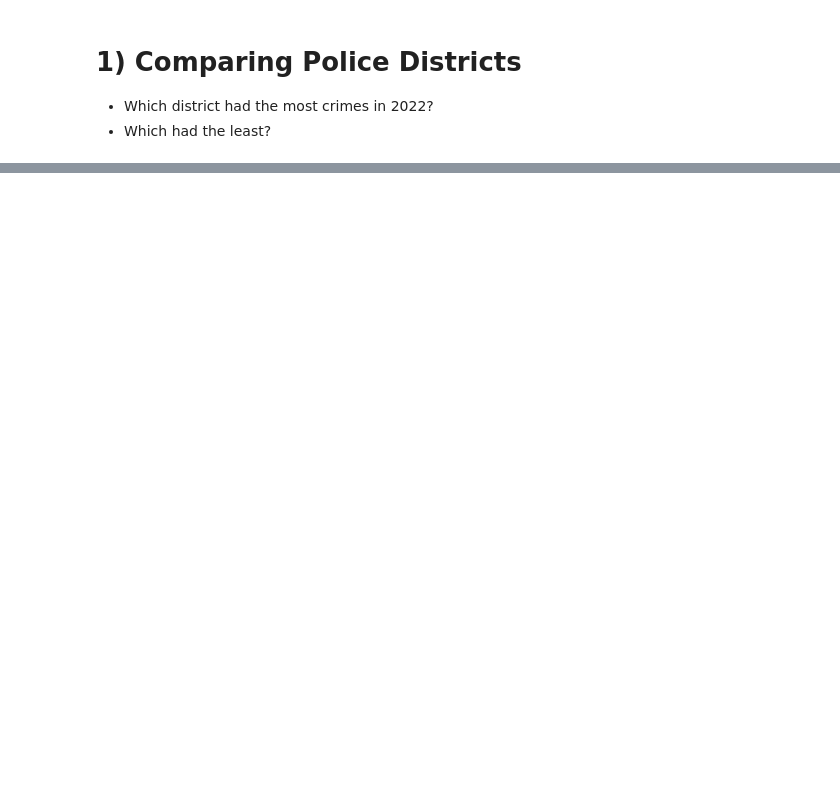
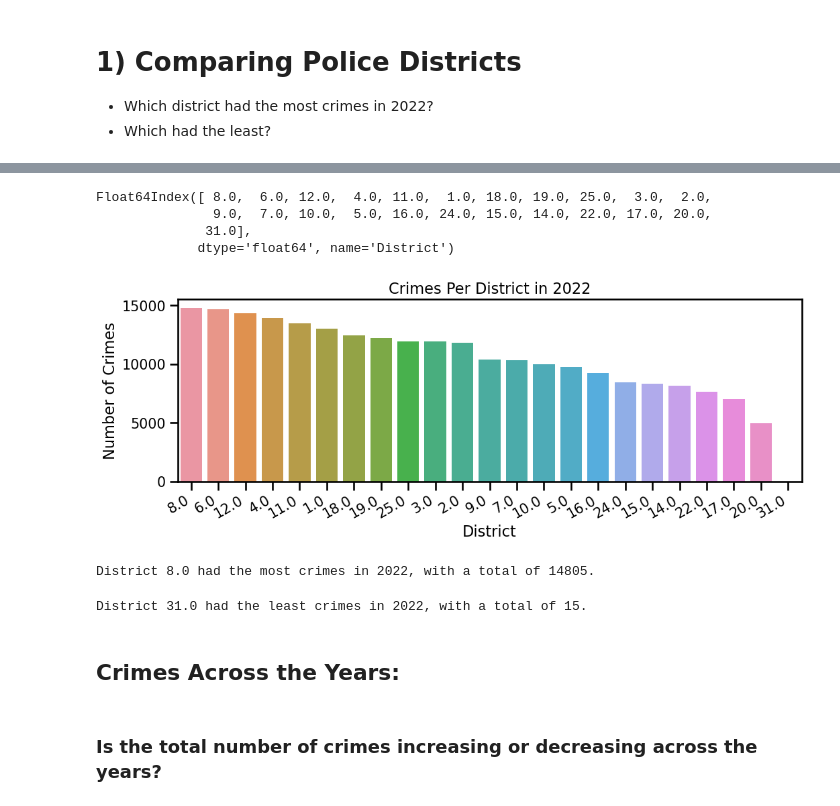
Before and after one commit to LoveidaLucero/Chicago-Crime-Trends, a Jupyter notebook: Part 1.ipynb, the cells around one changed output, grey strips where cells are left out. Cells and saved outputs as stored; diff of their text form; code cells hidden in the pictures; blank space fills up the shorter version.

```diff
--- a/Part 1.ipynb
+++ b/Part 1.ipynb
@@ -73,0 +113,4 @@ memory usage: 662.0+ MB
+# %%
+df['Primary Type'] = df['Primary Type'].replace({'CRIM SEXUAL ASSAULT':'CRIMINAL SEXUAL ASSAULT',
+                                                 'NON - CRIMINAL':'NON-CRIMINAL',})
+df['Primary Type'].value_counts()
@@ -74,3 +135,4 @@ memory usage: 662.0+ MB
 # %%
 # convert date column to datetime
-df['Date'] = pd.to_datetime(df['Date'],errors='coerce')
+date_format = '%m/%d/%Y %I:%M:%S %p'
+df['Date'] = pd.to_datetime(df['Date'],format=date_format)
@@ -102,3 +192,6 @@ DatetimeIndex(['2001-01-01 00:00:00', '2001-01-01 00:00:00',
 # **1) Comparing Police Districts**
   - Which district had the most crimes in 2022?
   - Which had the least?
+# %%
+df_2022 = df.loc['2022']
+df_2022
@@ -104,0 +213,3 @@ DatetimeIndex(['2001-01-01 00:00:00', '2001-01-01 00:00:00',
+# %%
+value_counts = df_2022.value_counts('District')
+value_counts
@@ -104,0 +234,17 @@ DatetimeIndex(['2001-01-01 00:00:00', '2001-01-01 00:00:00',
+# %%
+value_counts.index
+# %% [output]
+Float64Index([ 8.0,  6.0, 12.0,  4.0, 11.0,  1.0, 18.0, 19.0, 25.0,  3.0,  2.0,
+               9.0,  7.0, 10.0,  5.0, 16.0, 24.0, 15.0, 14.0, 22.0, 17.0, 20.0,
+              31.0],
+             dtype='float64', name='District')
+# %%
+## Visualize district
+ax = sns.countplot(data=df_2022, x='District',
+                  order=value_counts.index)
+ax.set_ylabel('Number of Crimes')
+ax.set_title('Crimes Per District in 2022')
+fig = ax.get_figure()
+fig.autofmt_xdate()
+# %% [output]
+[figure, added]
@@ -104,0 +258,12 @@ DatetimeIndex(['2001-01-01 00:00:00', '2001-01-01 00:00:00',
+# %%
+print(f'District {district_max} had the most crimes in 2022, with a total of {crimes_max}.')
+# %% [output]
+District 8.0 had the most crimes in 2022, with a total of 14805.
+# %%
+print(f'District {district_min} had the least crimes in 2022, with a total of {crimes_min}.')
+# %% [output]
+District 31.0 had the least crimes in 2022, with a total of 15.
+# %% [markdown]
+## Crimes Across the Years:
+# %% [markdown]
+### Is the total number of crimes increasing or decreasing across the years?
```
Also changed, not shown: parts of 64 cells of this notebook.
